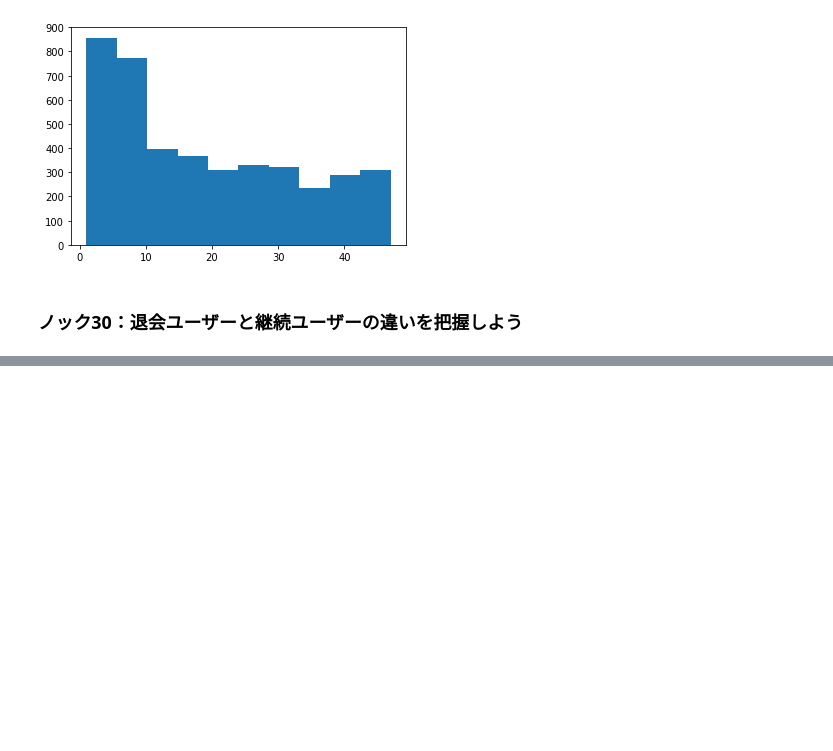
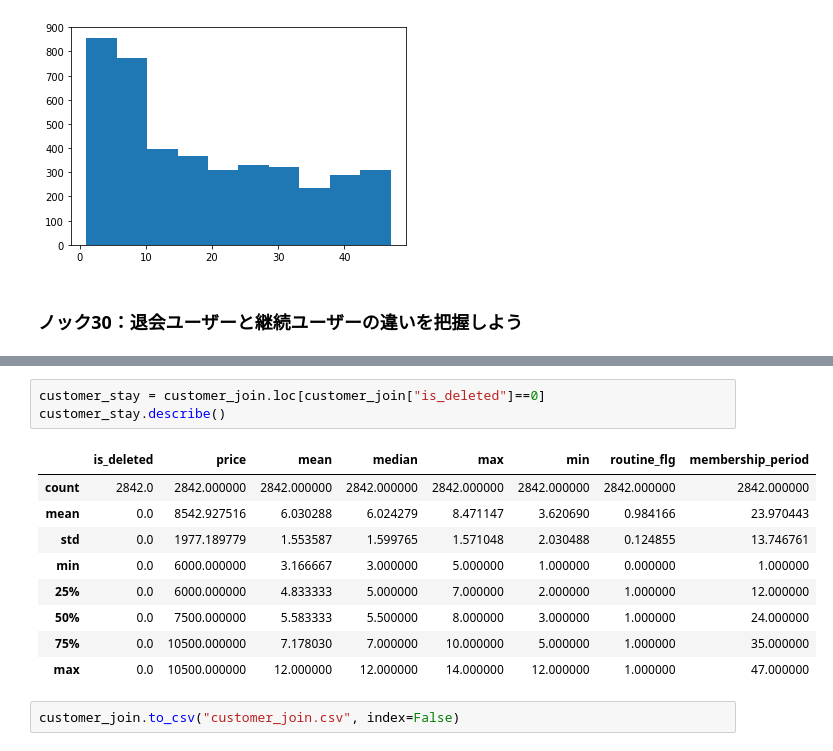
Before and after one commit to Ayakke/100knock, a Jupyter notebook: サンプルコード_20201021/3章/3章_顧客の全体像を把握する１０本ノック.ipynb, the cells around one changed output, grey strips where cells are left out. Drawn from its saved outputs; the diff is of its cells as text; blank space fills up the shorter version.

```diff
--- a/サンプルコード_20201021/3章/3章_顧客の全体像を把握する１０本ノック.ipynb
+++ b/サンプルコード_20201021/3章/3章_顧客の全体像を把握する１０本ノック.ipynb
@@ -349,0 +363,15 @@ plt.hist(customer_join["membership_period"])
+# %%
+customer_stay = customer_join.loc[customer_join["is_deleted"]==0]
+customer_stay.describe()
+# %% [output]
+|  | is_deleted | price | mean | median | max | min | routine_flg | membership_period |
+| count | 2842.0 | 2842.000000 | 2842.000000 | 2842.000000 | 2842.000000 | 2842.000000 | 2842.000000 | 2842.000000 |
+| mean | 0.0 | 8542.927516 | 6.030288 | 6.024279 | 8.471147 | 3.620690 | 0.984166 | 23.970443 |
+| std | 0.0 | 1977.189779 | 1.553587 | 1.599765 | 1.571048 | 2.030488 | 0.124855 | 13.746761 |
+| min | 0.0 | 6000.000000 | 3.166667 | 3.000000 | 5.000000 | 1.000000 | 0.000000 | 1.000000 |
+| 25% | 0.0 | 6000.000000 | 4.833333 | 5.000000 | 7.000000 | 2.000000 | 1.000000 | 12.000000 |
+| 50% | 0.0 | 7500.000000 | 5.583333 | 5.500000 | 8.000000 | 3.000000 | 1.000000 | 24.000000 |
+| 75% | 0.0 | 10500.000000 | 7.178030 | 7.000000 | 10.000000 | 5.000000 | 1.000000 | 35.000000 |
+| max | 0.0 | 10500.000000 | 12.000000 | 12.000000 | 14.000000 | 12.000000 | 1.000000 | 47.000000 |
+# %%
+customer_join.to_csv("customer_join.csv", index=False)
```
Also changed, not shown: parts of 1 cell of this notebook.
